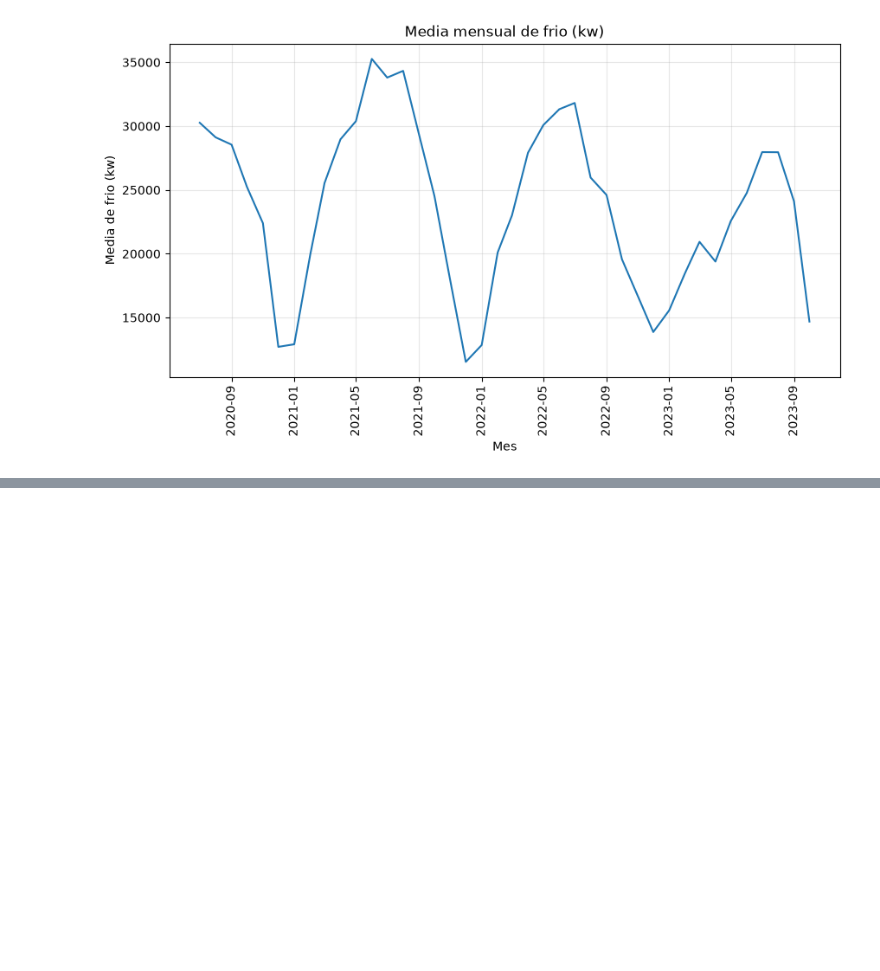
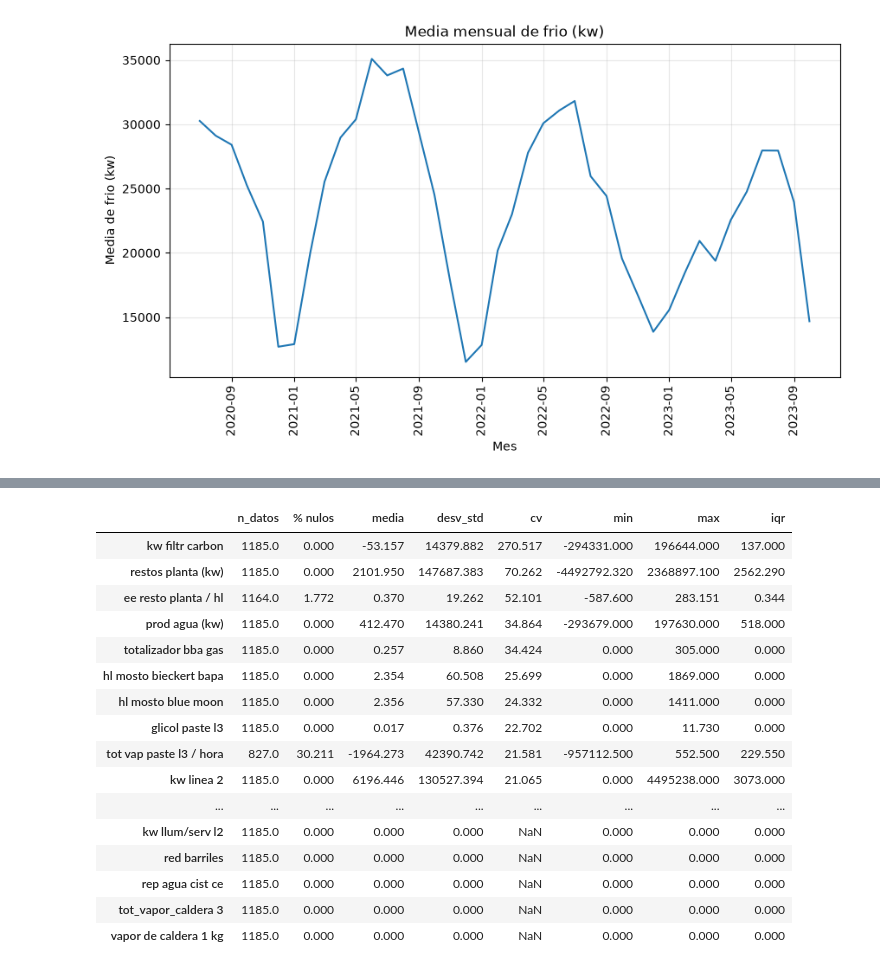
Before and after one commit to ArturoJorge/cervecera_ml, a Jupyter notebook: Eda.ipynb, the cells around one changed output, grey strips where cells are left out. Saved outputs shown, nothing was run; the diff lists cells and outputs as text; code cells hidden in the pictures; blank space fills up the shorter version.

```diff
--- a/Eda.ipynb
+++ b/Eda.ipynb
@@ -247,0 +274,35 @@ plt.show()
+# %%
+excluir = ["id"] + [c for c in df_total.columns if c.endswith(("_sin", "_cos"))]
+num = df_total.select_dtypes("number").columns.difference(excluir)
+
+desc = df_total[num].describe().T
+variabilidad = pd.DataFrame({
+    "n_datos":  desc["count"],
+    "% nulos":  df_total[num].isna().mean() * 100,
+    "media":    desc["mean"],
+    "desv_std": desc["std"],
+    "cv":       desc["std"] / desc["mean"].abs(),          # coeficiente de variación
+    "min":      desc["min"],
+    "max":      desc["max"],
+    "iqr":      desc["75%"] - desc["25%"],
+}).round(3)
+variabilidad = variabilidad.sort_values("cv", ascending=False)
+variabilidad
+# %% [output]
+|  | n_datos | % nulos | media | desv_std | cv | min | max | iqr |
+| kw filtr carbon | 1185.0 | 0.000 | -53.157 | 14379.882 | 270.517 | -294331.000 | 196644.000 | 137.000 |
+| restos planta (kw) | 1185.0 | 0.000 | 2101.950 | 147687.383 | 70.262 | -4492792.320 | 2368897.100 | 2562.290 |
+| ee resto planta / hl | 1164.0 | 1.772 | 0.370 | 19.262 | 52.101 | -587.600 | 283.151 | 0.344 |
+| prod agua (kw) | 1185.0 | 0.000 | 412.470 | 14380.241 | 34.864 | -293679.000 | 197630.000 | 518.000 |
+| totalizador bba gas | 1185.0 | 0.000 | 0.257 | 8.860 | 34.424 | 0.000 | 305.000 | 0.000 |
+| hl mosto bieckert bapa | 1185.0 | 0.000 | 2.354 | 60.508 | 25.699 | 0.000 | 1869.000 | 0.000 |
+| hl mosto blue moon | 1185.0 | 0.000 | 2.356 | 57.330 | 24.332 | 0.000 | 1411.000 | 0.000 |
+| glicol paste l3 | 1185.0 | 0.000 | 0.017 | 0.376 | 22.702 | 0.000 | 11.730 | 0.000 |
+| tot vap paste l3 / hora | 827.0 | 30.211 | -1964.273 | 42390.742 | 21.581 | -957112.500 | 552.500 | 229.550 |
+| kw linea 2 | 1185.0 | 0.000 | 6196.446 | 130527.394 | 21.065 | 0.000 | 4495238.000 | 3073.000 |
+| ... | ... | ... | ... | ... | ... | ... | ... | ... |
+| kw llum/serv l2 | 1185.0 | 0.000 | 0.000 | 0.000 | NaN | 0.000 | 0.000 | 0.000 |
+| red barriles | 1185.0 | 0.000 | 0.000 | 0.000 | NaN | 0.000 | 0.000 | 0.000 |
+| rep agua cist ce | 1185.0 | 0.000 | 0.000 | 0.000 | NaN | 0.000 | 0.000 | 0.000 |
+| tot_vapor_caldera 3 | 1185.0 | 0.000 | 0.000 | 0.000 | NaN | 0.000 | 0.000 | 0.000 |
+| vapor de caldera 1 kg | 1185.0 | 0.000 | 0.000 | 0.000 | NaN | 0.000 | 0.000 | 0.000 |
```
Also changed, not shown: parts of 9 cells of this notebook, 6 other files.
